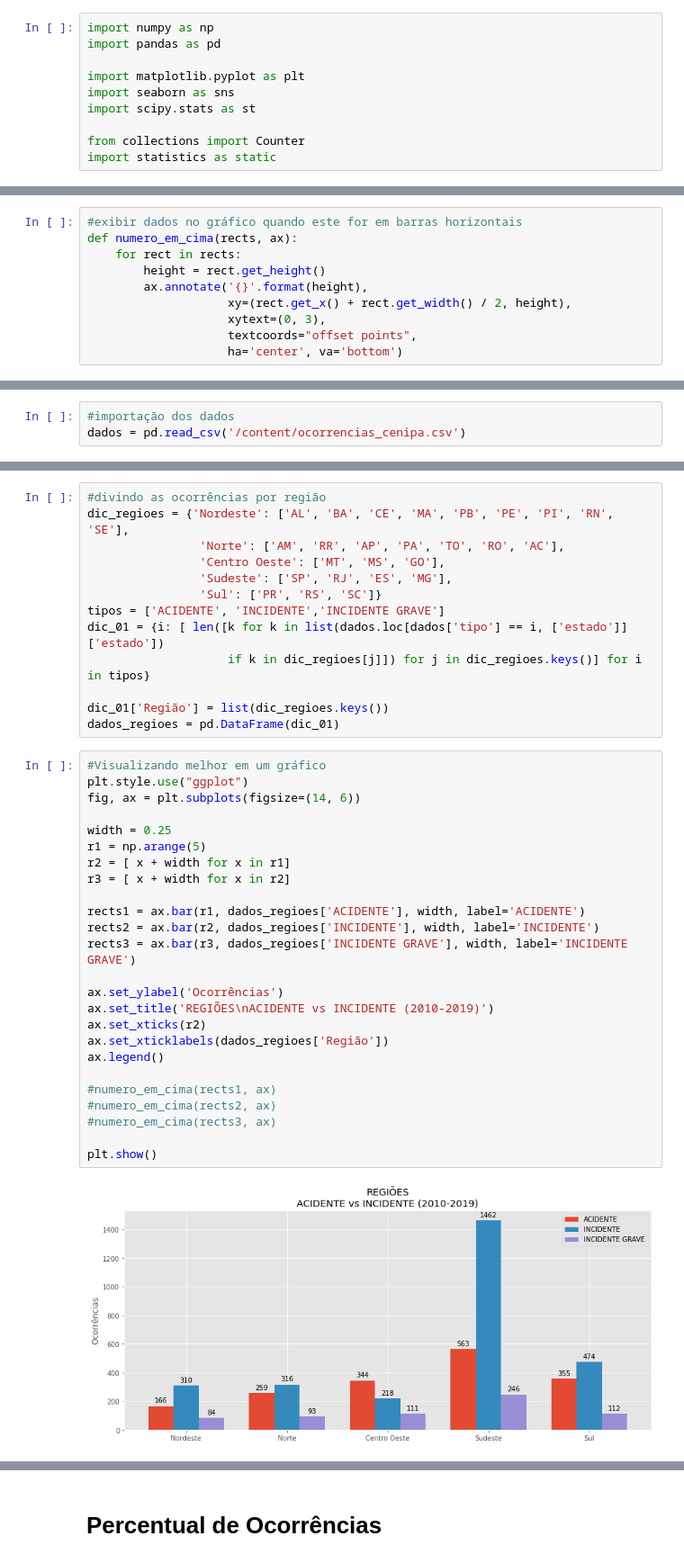
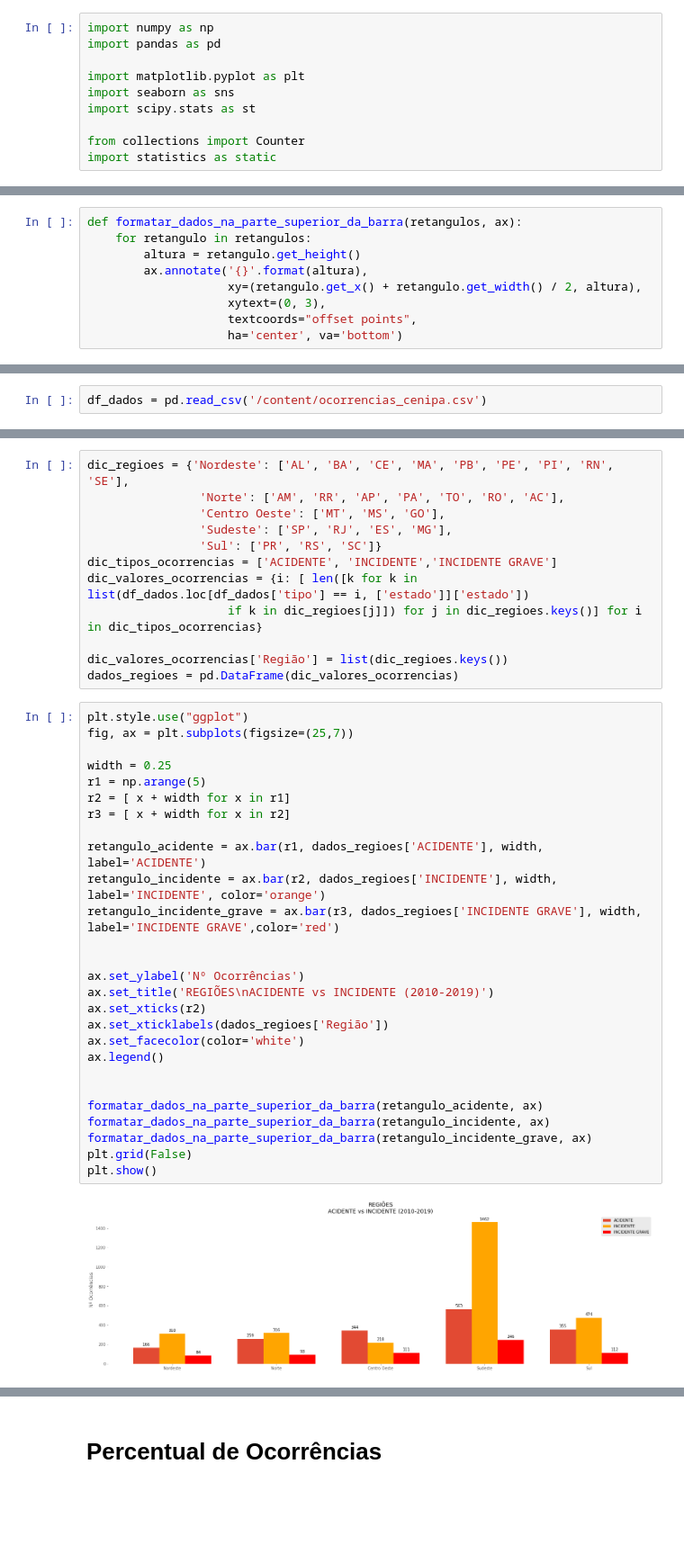
Before and after one commit to matheusfonsecasobral/GovernancaTI_PROJETO_2022, a Jupyter notebook: Acidentes_Aereos_Ocorridos_no_Brasil_de_2010_a_2019.ipynb, the cells around one changed output, grey strips where cells are left out. Shown at 90% size. Saved outputs shown, nothing was run; the diff lists cells and outputs as text; blank space fills up the shorter version.

```diff
--- a/Acidentes_Aereos_Ocorridos_no_Brasil_de_2010_a_2019.ipynb
+++ b/Acidentes_Aereos_Ocorridos_no_Brasil_de_2010_a_2019.ipynb
@@ -53,10 +58,9 @@ Os elementos são contados a partir de um iterável iterable ou inicializado a p
 # %%
-#exibir dados no gráfico quando este for em barras horizontais
-def numero_em_cima(rects, ax):
-    for rect in rects:
-        height = rect.get_height()
-        ax.annotate('{}'.format(height),
-                    xy=(rect.get_x() + rect.get_width() / 2, height),
+def formatar_dados_na_parte_superior_da_barra(retangulos, ax):
+    for retangulo in retangulos:
+        altura = retangulo.get_height()
+        ax.annotate('{}'.format(altura),
+                    xy=(retangulo.get_x() + retangulo.get_width() / 2, altura),
                     xytext=(0, 3),
                     textcoords="offset points",
                     ha='center', va='bottom')
@@ -65,3 +71,2 @@ def numero_em_cima(rects, ax):
 # %%
-#importação dos dados
-dados = pd.read_csv('/content/ocorrencias_cenipa.csv')
+df_dados = pd.read_csv('/content/ocorrencias_cenipa.csv')
@@ -72,43 +77,44 @@ FileNotFoundError: ignored
 # %%
-#divindo as ocorrências por região
 dic_regioes = {'Nordeste': ['AL', 'BA', 'CE', 'MA', 'PB', 'PE', 'PI', 'RN', 'SE'],
                 'Norte': ['AM', 'RR', 'AP', 'PA', 'TO', 'RO', 'AC'],
                 'Centro Oeste': ['MT', 'MS', 'GO'],
                 'Sudeste': ['SP', 'RJ', 'ES', 'MG'],
                 'Sul': ['PR', 'RS', 'SC']}
-tipos = ['ACIDENTE', 'INCIDENTE','INCIDENTE GRAVE']
-dic_01 = {i: [ len([k for k in list(dados.loc[dados['tipo'] == i, ['estado']]['estado'])
-                    if k in dic_regioes[j]]) for j in dic_regioes.keys()] for i in tipos}
+dic_tipos_ocorrencias = ['ACIDENTE', 'INCIDENTE','INCIDENTE GRAVE']
+dic_valores_ocorrencias = {i: [ len([k for k in list(df_dados.loc[df_dados['tipo'] == i, ['estado']]['estado'])
+                    if k in dic_regioes[j]]) for j in dic_regioes.keys()] for i in dic_tipos_ocorrencias}
 
-dic_01['Região'] = list(dic_regioes.keys())
-dados_regioes = pd.DataFrame(dic_01)
+dic_valores_ocorrencias['Região'] = list(dic_regioes.keys())
+dados_regioes = pd.DataFrame(dic_valores_ocorrencias)
 # %%
-#Visualizando melhor em um gráfico
 plt.style.use("ggplot")
-fig, ax = plt.subplots(figsize=(14, 6))
+fig, ax = plt.subplots(figsize=(25,7))
 
 width = 0.25
 r1 = np.arange(5)
 r2 = [ x + width for x in r1]
 r3 = [ x + width for x in r2]
 
-rects1 = ax.bar(r1, dados_regioes['ACIDENTE'], width, label='ACIDENTE')
-rects2 = ax.bar(r2, dados_regioes['INCIDENTE'], width, label='INCIDENTE')
-rects3 = ax.bar(r3, dados_regioes['INCIDENTE GRAVE'], width, label='INCIDENTE GRAVE')
+retangulo_acidente = ax.bar(r1, dados_regioes['ACIDENTE'], width, label='ACIDENTE')
+retangulo_incidente = ax.bar(r2, dados_regioes['INCIDENTE'], width, label='INCIDENTE', color='orange')
+retangulo_incidente_grave = ax.bar(r3, dados_regioes['INCIDENTE GRAVE'], width, label='INCIDENTE GRAVE',color='red')
 
-ax.set_ylabel('Ocorrências')
+
+ax.set_ylabel('Nº Ocorrências')
 ax.set_title('REGIÕES\nACIDENTE vs INCIDENTE (2010-2019)')
 ax.set_xticks(r2)
 ax.set_xticklabels(dados_regioes['Região'])
+ax.set_facecolor(color='white')
 ax.legend()
 
-#numero_em_cima(rects1, ax)
-#numero_em_cima(rects2, ax)
-#numero_em_cima(rects3, ax)
 
+formatar_dados_na_parte_superior_da_barra(retangulo_acidente, ax)
+formatar_dados_na_parte_superior_da_barra(retangulo_incidente, ax)
+formatar_dados_na_parte_superior_da_barra(retangulo_incidente_grave, ax)
+plt.grid(False)
 plt.show()
 # %% [output]
-[figure, old version]
+[figure, new version]
 # %% [markdown]
 Conforme análise dos gráficos obtidos e pesquisas sobre as regiões, concluímos que o **Sudeste** é a região que mais concentra ocorrências em geral em número absolutos, visto que, o maior volume de voos (45%) ocorrem nesta região.
 
```
Also changed, not shown: parts of 10 cells of this notebook.
